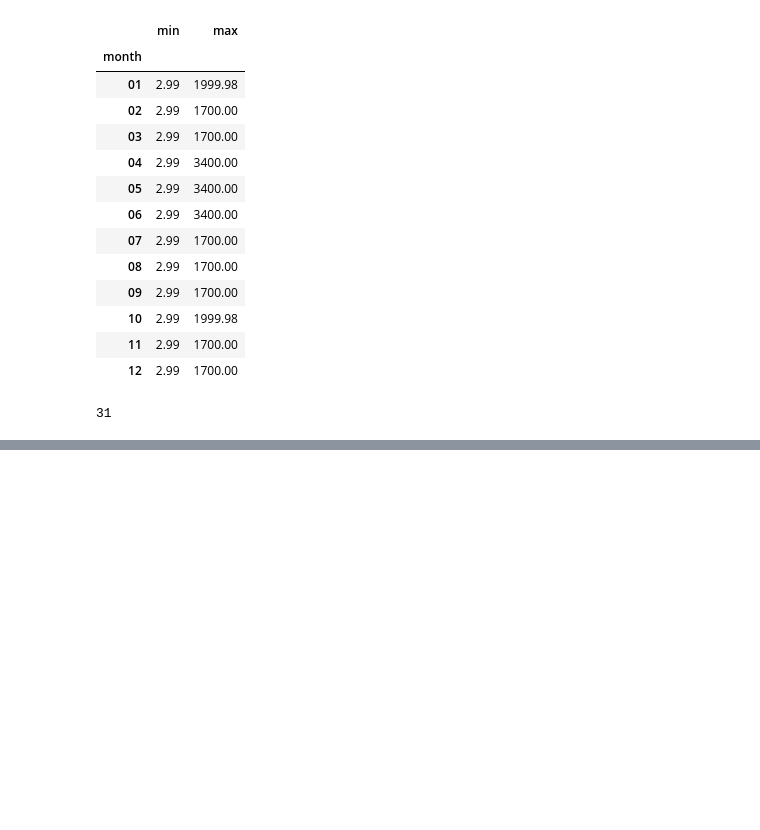
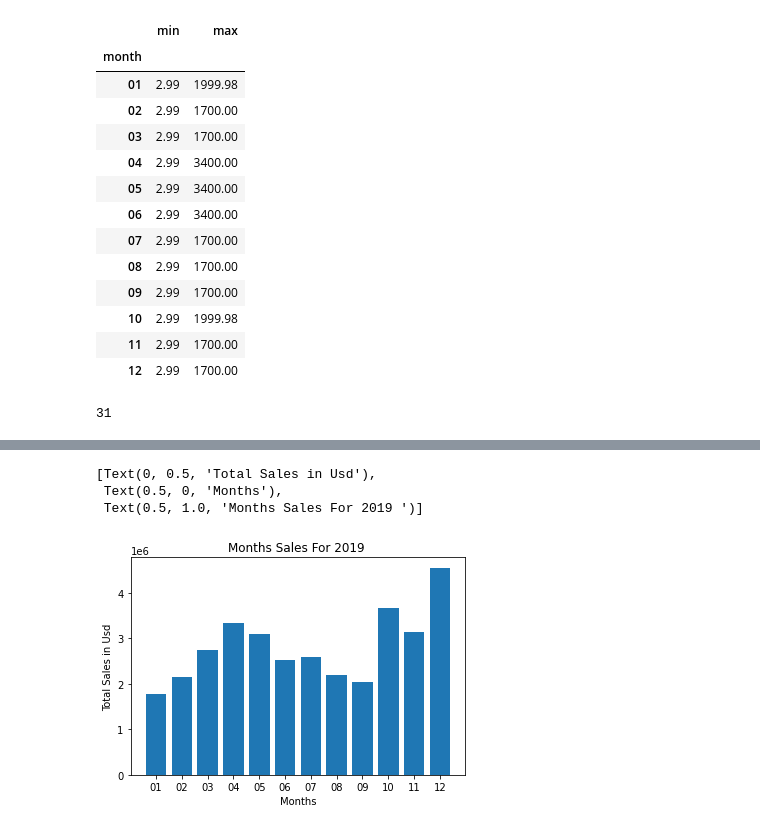
Before and after one commit to Xwyzworms/Tabular-Data-Small-Projects, a Jupyter notebook: SalesDataAnalysis.ipynb, the cells around one changed output, grey strips where cells are left out. Drawn from its saved outputs; the diff is of its cells as text; code cells hidden in the pictures; blank space fills up the shorter version.

```diff
--- a/SalesDataAnalysis.ipynb
+++ b/SalesDataAnalysis.ipynb
@@ -228,0 +220,10 @@ dfCleaned.groupby(['day']).aggregate({np.sum,np.mean,np.median})[["quantity_orde
+# %%
+SkecthIt2 = dfCleaned.groupby(["month"]).aggregate({np.sum,np.mean,np.median})
+fig, ax  = plt.subplots(1,1)
+ax.bar(np.unique(dfCleaned["month"].values),SkecthIt2[("Sales","sum")])
+ax.set(title = "Months Sales For 2019 ", xlabel = "Months" , ylabel = "Total Sales in Usd")
+# %% [output]
+[Text(0, 0.5, 'Total Sales in Usd'),
+ Text(0.5, 0, 'Months'),
+ Text(0.5, 1.0, 'Months Sales For 2019 ')]
+[figure, added]
```
Also changed, not shown: parts of 13 cells of this notebook.
